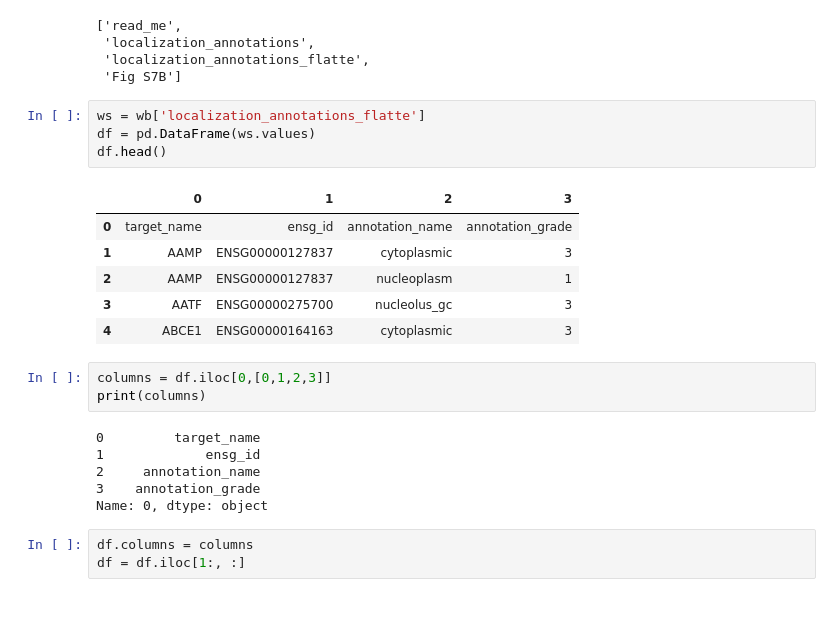
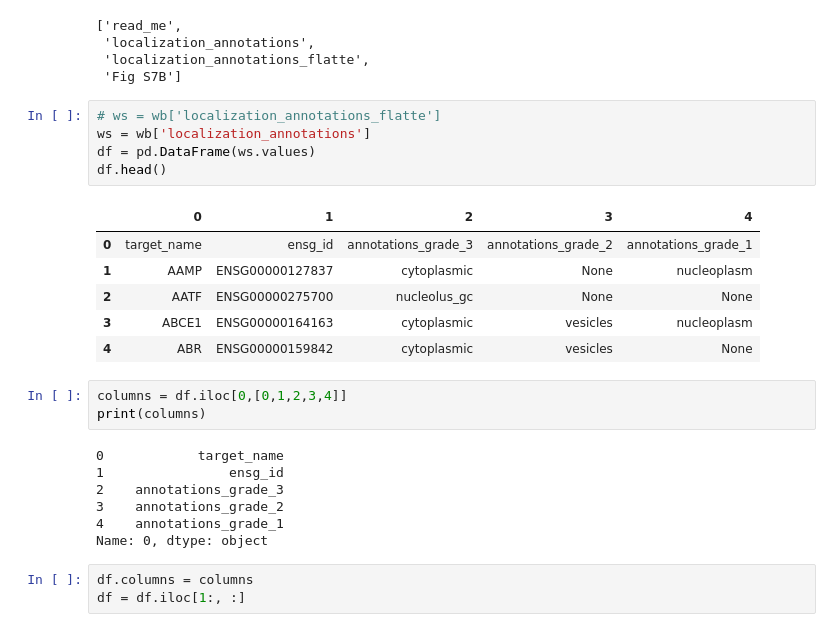
Before and after one commit to shokenlee/Nuclear_proteome, a Jupyter notebook: OpenCell.ipynb, the cells around one changed output. Drawn from its saved outputs; the diff is of its cells as text.

```diff
--- a/OpenCell.ipynb
+++ b/OpenCell.ipynb
@@ -15,24 +15,26 @@ wb.sheetnames
  'localization_annotations_flatte',
  'Fig S7B']
 # %%
-ws = wb['localization_annotations_flatte']
+# ws = wb['localization_annotations_flatte']
+ws = wb['localization_annotations']
 df = pd.DataFrame(ws.values)
 df.head()
 # %% [output]
-|  | 0 | 1 | 2 | 3 |
-| 0 | target_name | ensg_id | annotation_name | annotation_grade |
-| 1 | AAMP | ENSG00000127837 | cytoplasmic | 3 |
-| 2 | AAMP | ENSG00000127837 | nucleoplasm | 1 |
-| 3 | AATF | ENSG00000275700 | nucleolus_gc | 3 |
-| 4 | ABCE1 | ENSG00000164163 | cytoplasmic | 3 |
+|  | 0 | 1 | 2 | 3 | 4 |
+| 0 | target_name | ensg_id | annotations_grade_3 | annotations_grade_2 | annotations_grade_1 |
+| 1 | AAMP | ENSG00000127837 | cytoplasmic | None | nucleoplasm |
+| 2 | AATF | ENSG00000275700 | nucleolus_gc | None | None |
+| 3 | ABCE1 | ENSG00000164163 | cytoplasmic | vesicles | nucleoplasm |
+| 4 | ABR | ENSG00000159842 | cytoplasmic | vesicles | None |
 # %%
-columns = df.iloc[0,[0,1,2,3]]
+columns = df.iloc[0,[0,1,2,3,4]]
 print(columns)
 # %% [output]
-0         target_name
-1             ensg_id
-2     annotation_name
-3    annotation_grade
+0            target_name
+1                ensg_id
+2    annotations_grade_3
+3    annotations_grade_2
+4    annotations_grade_1
 Name: 0, dtype: object
 # %%
 df.columns = columns
```
Also changed, not shown: parts of 32 cells of this notebook.
